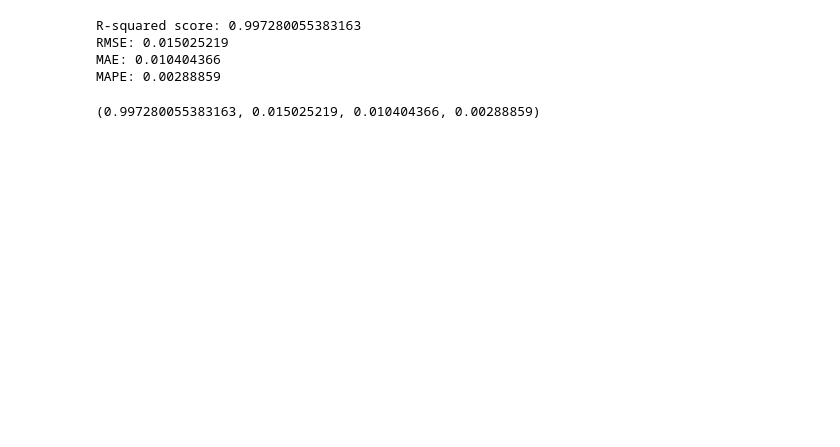
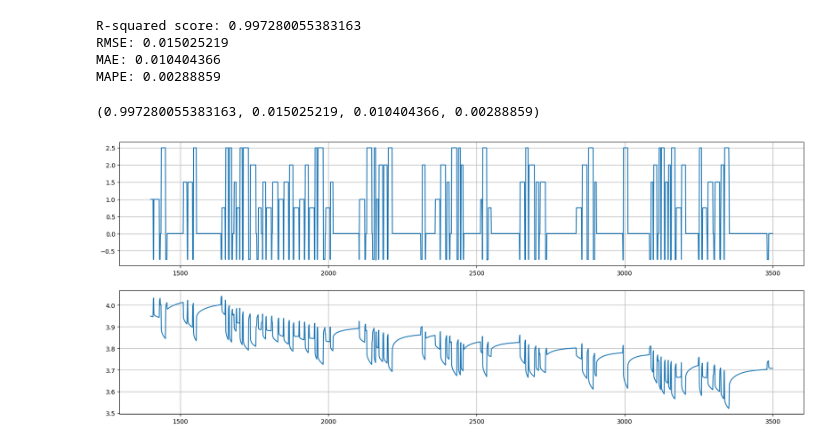
Before and after one commit to JakobSchmitt/RNN_Battery_Model, a Jupyter notebook: Evaluation/plot_profiles.ipynb, the cells around one changed output. Cells and saved outputs as stored; diff of their text form; code cells hidden in the pictures; blank space fills up the shorter version.

```diff
--- a/Evaluation/plot_profiles.ipynb
+++ b/Evaluation/plot_profiles.ipynb
@@ -53,3 +49,19 @@ RMSE: 0.015025219
 MAE: 0.010404366
 MAPE: 0.00288859
 (0.997280055383163, 0.015025219, 0.010404366, 0.00288859)
+# %%
+import pandas as pd
+import matplotlib.pyplot as plt
+df = pd.read_csv(curve_dir[3])
+
+
+start = 1400
+end = 3500
+fig, ax = plt.subplots(2, figsize=(20,8))
+
+ax[0].plot(df["current"][start:end])
+ax[1].plot(df["voltage"][start:end])
+ax[0].grid("True")
+ax[1].grid("True")
+# %% [output]
+[figure, added]
```
Also changed, not shown: parts of 1 cell of this notebook, 4 other files.
